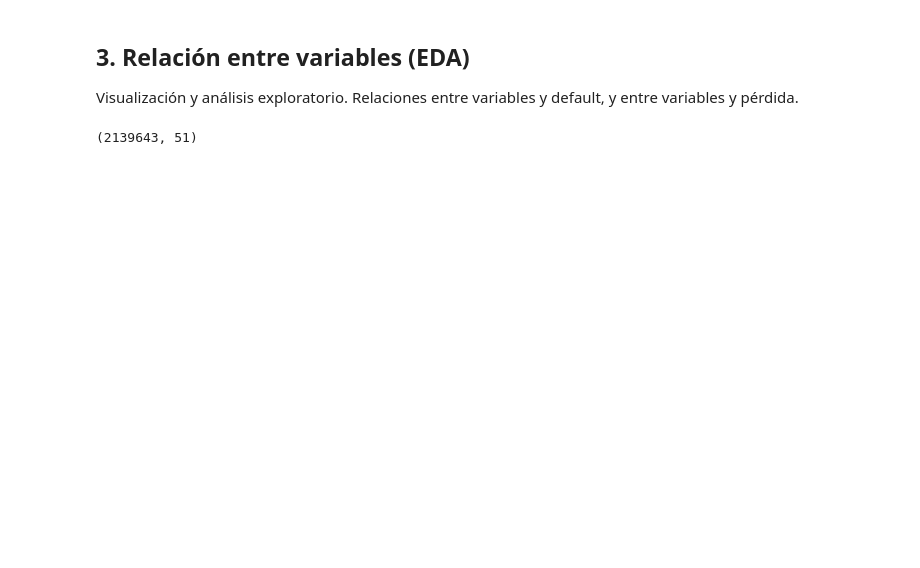
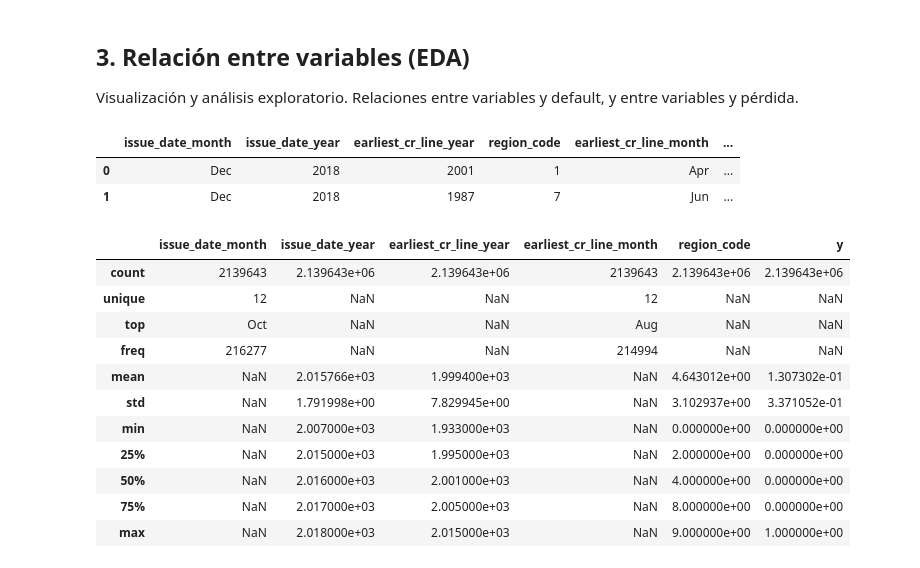
Before and after one commit to Axelcodeml/Expected_Credit_Loss, a Jupyter notebook: notebooks/ECL_Notebook.ipynb, the cells around one changed output. Cells and saved outputs as stored; diff of their text form; code cells hidden in the pictures; blank space fills up the shorter version.

```diff
--- a/notebooks/ECL_Notebook.ipynb
+++ b/notebooks/ECL_Notebook.ipynb
@@ -409,4 +450,26 @@ df = df_x.merge(df_y, left_index=True, right_index=True, how='outer')
-# %%
-df.shape
-# %% [output]
-(2139643, 51)
+# %%
+df[['issue_date_month', 'issue_date_year', 'earliest_cr_line_year',
+    'region_code', 'earliest_cr_line_month', 'earliest_cr_line_year', 'y']].head(2)
+# %% [output]
+|  | issue_date_month | issue_date_year | earliest_cr_line_year | region_code | earliest_cr_line_month | ... |
+| 0 | Dec | 2018 | 2001 | 1 | Apr | ... |
+| 1 | Dec | 2018 | 1987 | 7 | Jun | ... |
+# %%
+date_cols = ['issue_date_month', 'issue_date_year',
+             'earliest_cr_line_year','earliest_cr_line_month',
+            'region_code', 'y']
+# %%
+df[date_cols].describe(include='all')
+# %% [output]
+|  | issue_date_month | issue_date_year | earliest_cr_line_year | earliest_cr_line_month | region_code | y |
+| count | 2139643 | 2.139643e+06 | 2.139643e+06 | 2139643 | 2.139643e+06 | 2.139643e+06 |
+| unique | 12 | NaN | NaN | 12 | NaN | NaN |
+| top | Oct | NaN | NaN | Aug | NaN | NaN |
+| freq | 216277 | NaN | NaN | 214994 | NaN | NaN |
+| mean | NaN | 2.015766e+03 | 1.999400e+03 | NaN | 4.643012e+00 | 1.307302e-01 |
+| std | NaN | 1.791998e+00 | 7.829945e+00 | NaN | 3.102937e+00 | 3.371052e-01 |
+| min | NaN | 2.007000e+03 | 1.933000e+03 | NaN | 0.000000e+00 | 0.000000e+00 |
+| 25% | NaN | 2.015000e+03 | 1.995000e+03 | NaN | 2.000000e+00 | 0.000000e+00 |
+| 50% | NaN | 2.016000e+03 | 2.001000e+03 | NaN | 4.000000e+00 | 0.000000e+00 |
+| 75% | NaN | 2.017000e+03 | 2.005000e+03 | NaN | 8.000000e+00 | 0.000000e+00 |
+| max | NaN | 2.018000e+03 | 2.015000e+03 | NaN | 9.000000e+00 | 1.000000e+00 |
```
Also changed, not shown: parts of 23 cells of this notebook.
